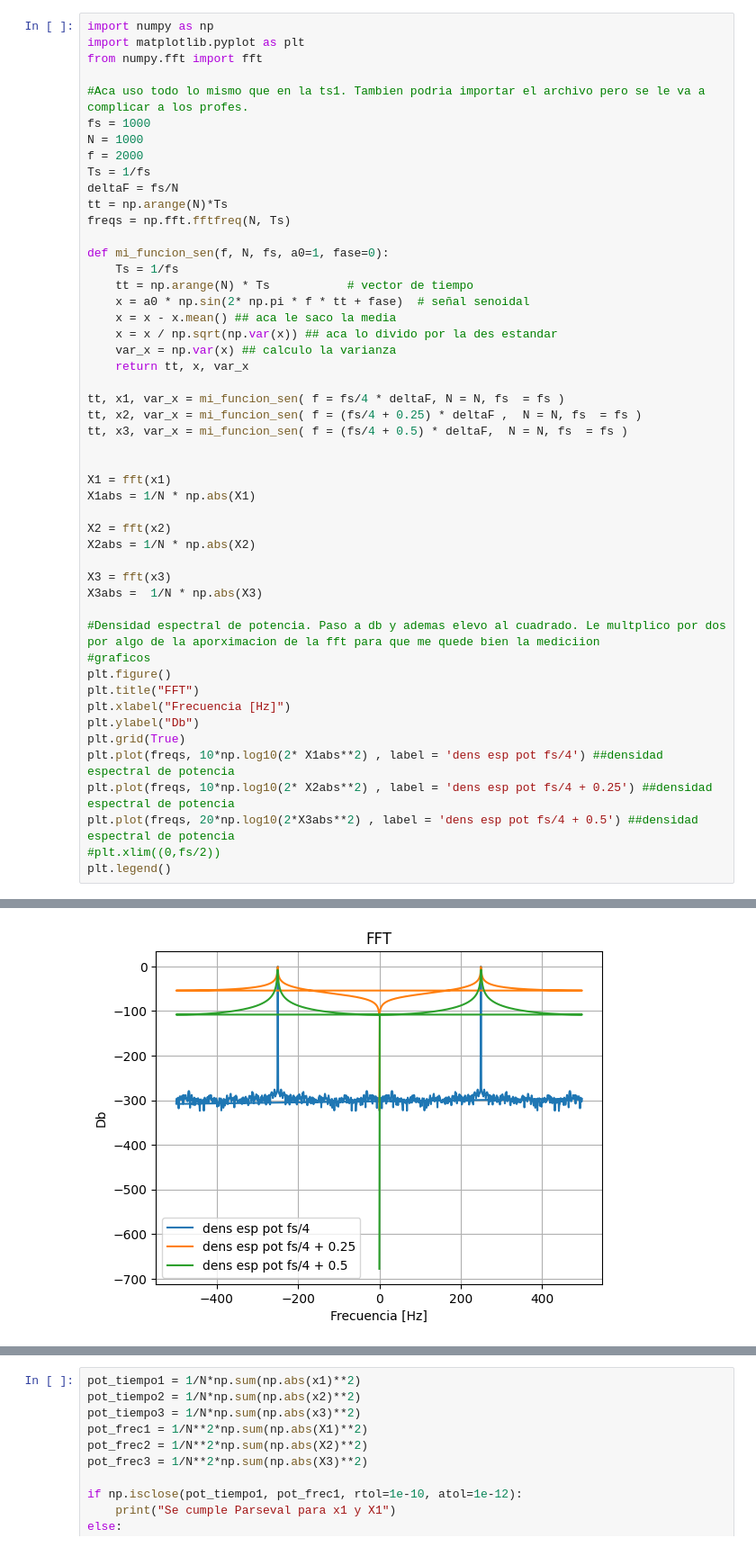
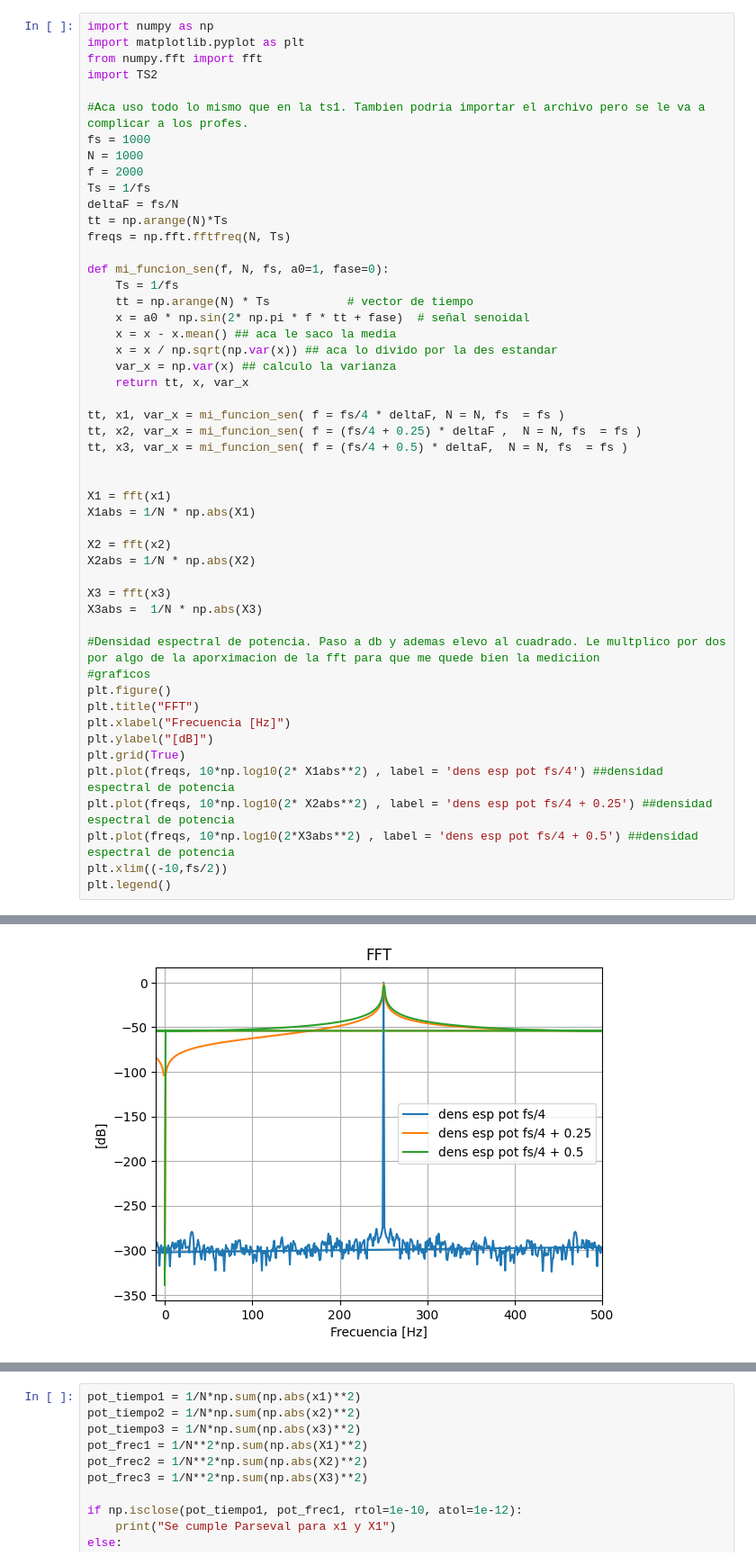
Before and after one commit to joacopillo08/TS_GL_WS, a Jupyter notebook: ts3JGL.ipynb, the cells around one changed output, grey strips where cells are left out. Shown at 90% size. Drawn from its saved outputs; the diff is of its cells as text.

```diff
--- a/ts3JGL.ipynb
+++ b/ts3JGL.ipynb
@@ -78,6 +30,7 @@ $$
 import numpy as np
 import matplotlib.pyplot as plt
 from numpy.fft import fft
+import TS2
 
 #Aca uso todo lo mismo que en la ts1. Tambien podria importar el archivo pero se le va a complicar a los profes.
 fs = 1000
@@ -95,34 +48,34 @@ def mi_funcion_sen(f, N, fs, a0=1, fase=0):
     x = x - x.mean() ## aca le saco la media
     x = x / np.sqrt(np.var(x)) ## aca lo divido por la des estandar
     var_x = np.var(x) ## calculo la varianza
     return tt, x, var_x
 
 tt, x1, var_x = mi_funcion_sen( f = fs/4 * deltaF, N = N, fs  = fs )
 tt, x2, var_x = mi_funcion_sen( f = (fs/4 + 0.25) * deltaF ,  N = N, fs  = fs )
 tt, x3, var_x = mi_funcion_sen( f = (fs/4 + 0.5) * deltaF,  N = N, fs  = fs )
 
 
 X1 = fft(x1)
 X1abs = 1/N * np.abs(X1)
 
 X2 = fft(x2)
 X2abs = 1/N * np.abs(X2)
 
 X3 = fft(x3)
 X3abs =  1/N * np.abs(X3)
 
 #Densidad espectral de potencia. Paso a db y ademas elevo al cuadrado. Le multplico por dos por algo de la aporximacion de la fft para que me quede bien la mediciion
 #graficos
 plt.figure()
 plt.title("FFT")
 plt.xlabel("Frecuencia [Hz]")
-plt.ylabel("Db")
+plt.ylabel("[dB]")
 plt.grid(True)
 plt.plot(freqs, 10*np.log10(2* X1abs**2) , label = 'dens esp pot fs/4') ##densidad espectral de potencia
 plt.plot(freqs, 10*np.log10(2* X2abs**2) , label = 'dens esp pot fs/4 + 0.25') ##densidad espectral de potencia
-plt.plot(freqs, 20*np.log10(2*X3abs**2) , label = 'dens esp pot fs/4 + 0.5') ##densidad espectral de potencia
-#plt.xlim((0,fs/2))
+plt.plot(freqs, 10*np.log10(2*X3abs**2) , label = 'dens esp pot fs/4 + 0.5') ##densidad espectral de potencia
+plt.xlim((-10,fs/2))
 plt.legend()
 # %% [output]
 <matplotlib.legend.Legend at 0x...>
-[figure, old version]
+[figure, new version]
```
Also changed, not shown: parts of 13 cells of this notebook, 2 other files.
